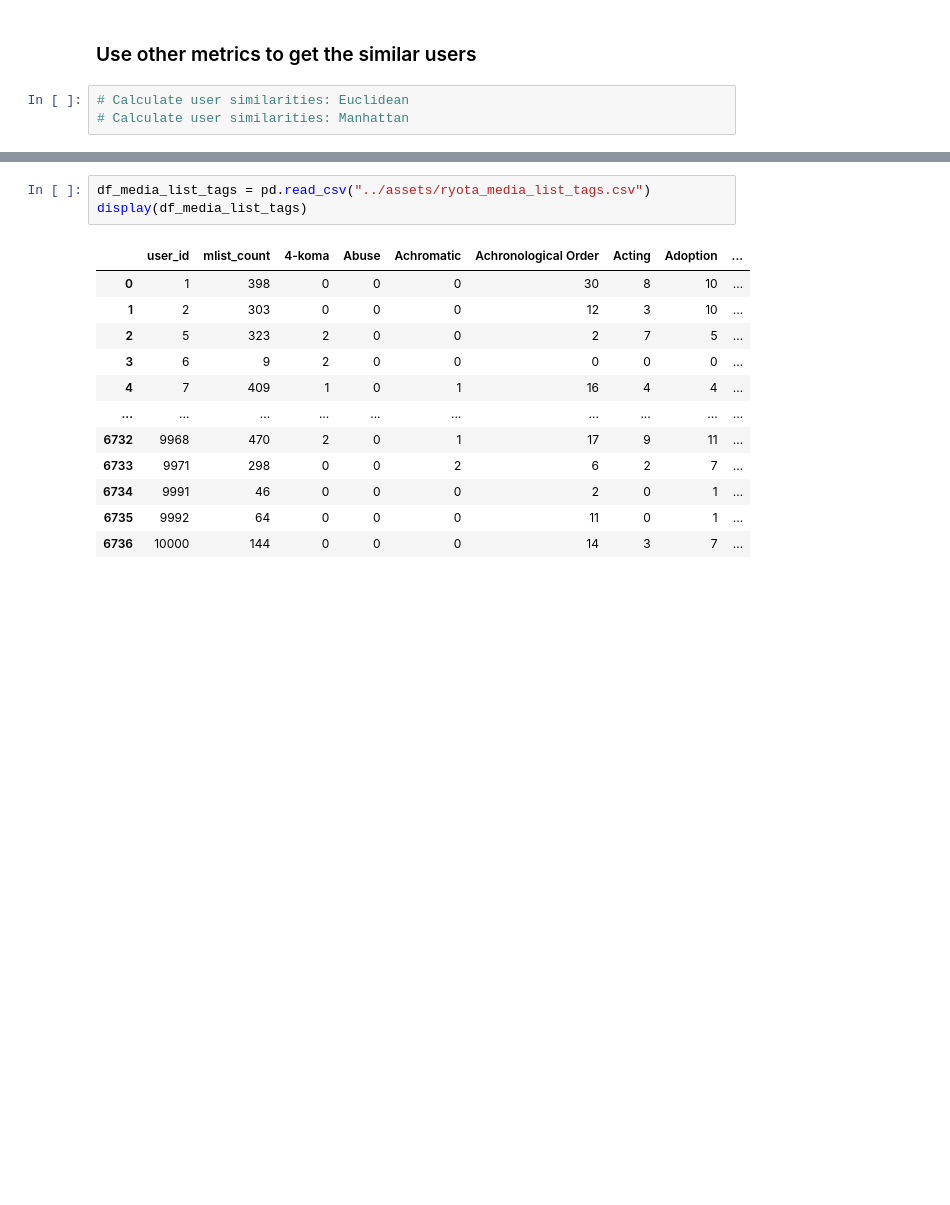
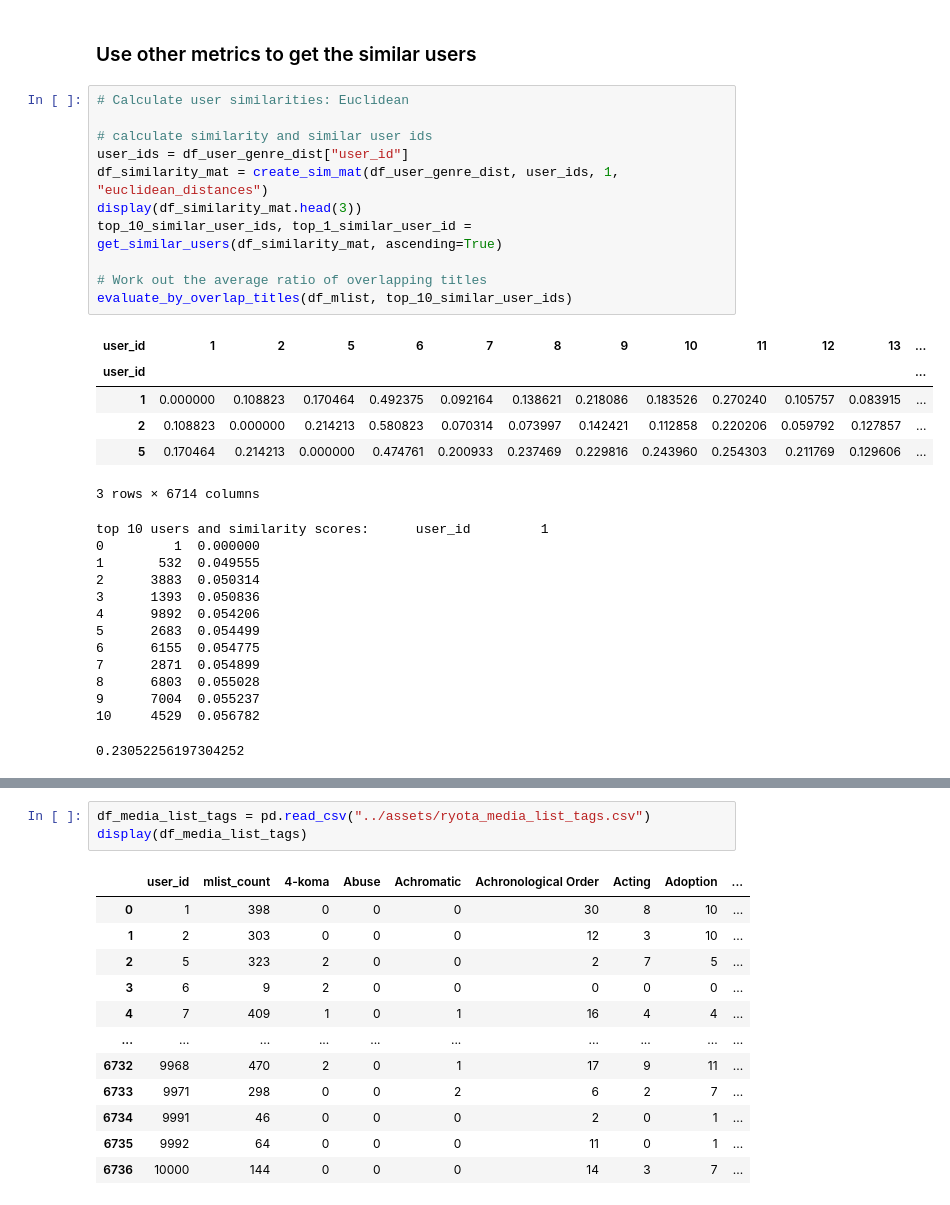
Before and after one commit to doyoung-umich/pj_otaku, a Jupyter notebook: Ryota/Structural analysis of user data.ipynb, the cells around one changed output, grey strips where cells are left out. Drawn from its saved outputs; the diff is of its cells as text; blank space fills up the shorter version.

```diff
--- a/Ryota/Structural analysis of user data.ipynb
+++ b/Ryota/Structural analysis of user data.ipynb
@@ -519,5 +551,33 @@ c[0].unique()
 # %% [markdown]
 ### Use other metrics to get the similar users
-# %%
-# Calculate user similarities: Euclidean
-# Calculate user similarities: Manhattan
+# %%
+# Calculate user similarities: Euclidean
+
+# calculate similarity and similar user ids
+user_ids = df_user_genre_dist["user_id"]
+df_similarity_mat = create_sim_mat(df_user_genre_dist, user_ids, 1, "euclidean_distances")
+display(df_similarity_mat.head(3))
+top_10_similar_user_ids, top_1_similar_user_id = get_similar_users(df_similarity_mat, ascending=True)
+
+# Work out the average ratio of overlapping titles
+evaluate_by_overlap_titles(df_mlist, top_10_similar_user_ids)
+# %% [output]
+| user_id | 1 | 2 | 5 | 6 | 7 | 8 | 9 | 10 | 11 | 12 | 13 | ... |
+| user_id |  |  |  |  |  |  |  |  |  |  |  | ... |
+| 1 | 0.000000 | 0.108823 | 0.170464 | 0.492375 | 0.092164 | 0.138621 | 0.218086 | 0.183526 | 0.270240 | 0.105757 | 0.083915 | ... |
+| 2 | 0.108823 | 0.000000 | 0.214213 | 0.580823 | 0.070314 | 0.073997 | 0.142421 | 0.112858 | 0.220206 | 0.059792 | 0.127857 | ... |
+| 5 | 0.170464 | 0.214213 | 0.000000 | 0.474761 | 0.200933 | 0.237469 | 0.229816 | 0.243960 | 0.254303 | 0.211769 | 0.129606 | ... |
+3 rows × 6714 columns
+top 10 users and similarity scores:      user_id         1
+0         1  0.000000
+1       532  0.049555
+2      3883  0.050314
+3      1393  0.050836
+4      9892  0.054206
+5      2683  0.054499
+6      6155  0.054775
+7      2871  0.054899
+8      6803  0.055028
+9      7004  0.055237
+10     4529  0.056782
+0.23052256197304252
```
Also changed, not shown: parts of 21 cells of this notebook.
